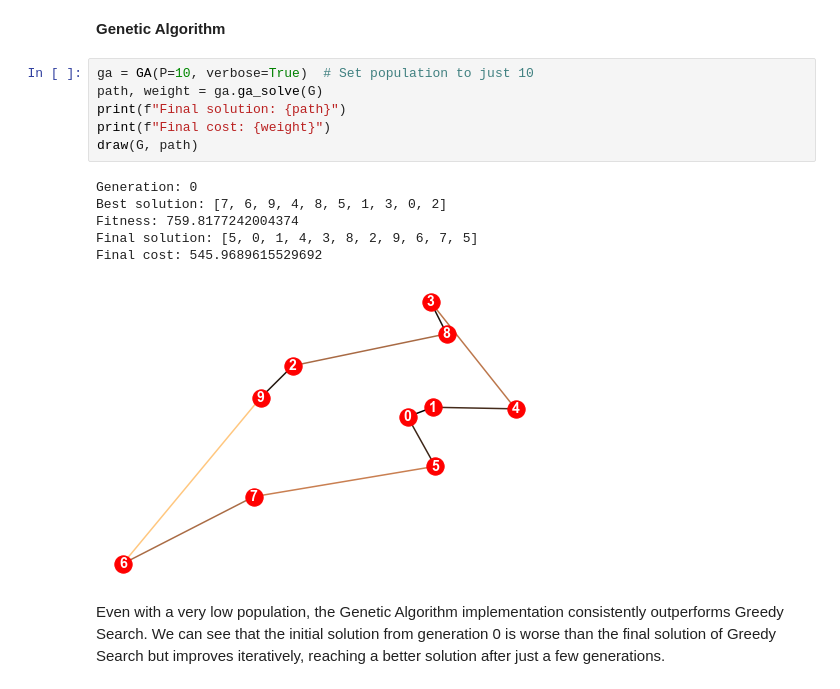
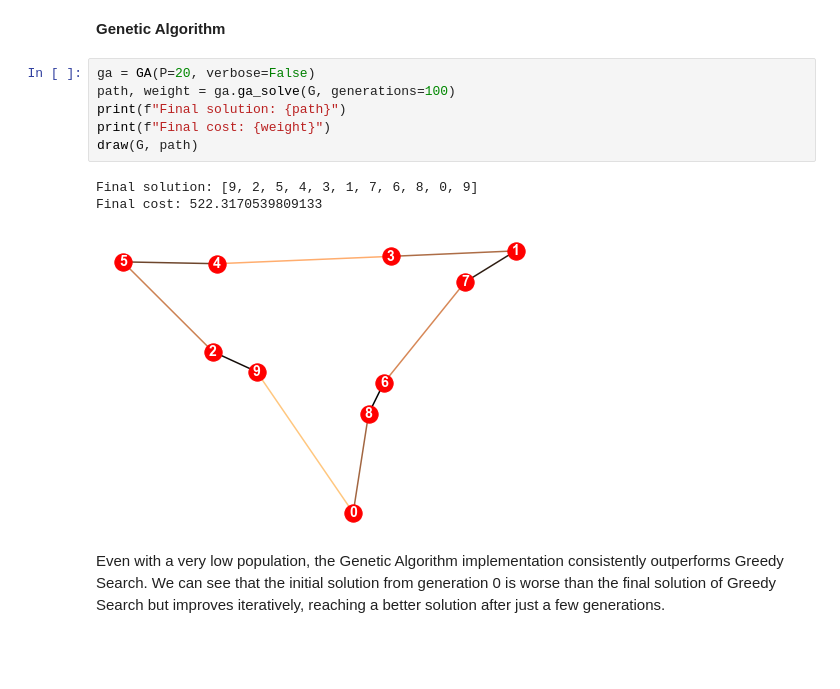
Before and after one commit to danielj0nes/metaheuristics, a Jupyter notebook: Template.ipynb, the cells around one changed output. Cells and saved outputs as stored; diff of their text form; blank space fills up the shorter version.

```diff
--- a/Template.ipynb
+++ b/Template.ipynb
@@ -813,18 +797,15 @@ Final cost: 723.7877376108224
 # %% [markdown]
 **Genetic Algorithm**
 # %%
-ga = GA(P=10, verbose=True)  # Set population to just 10
-path, weight = ga.ga_solve(G)
+ga = GA(P=20, verbose=False)
+path, weight = ga.ga_solve(G, generations=100)
 print(f"Final solution: {path}")
 print(f"Final cost: {weight}")
 draw(G, path)
 # %% [output]
-Generation: 0
-Best solution: [7, 6, 9, 4, 8, 5, 1, 3, 0, 2]
-Fitness: 759.8177242004374
-Final solution: [5, 0, 1, 4, 3, 8, 2, 9, 6, 7, 5]
-Final cost: 545.9689615529692
+Final solution: [9, 2, 5, 4, 3, 1, 7, 6, 8, 0, 9]
+Final cost: 522.3170539809133
-[figure, old version]
+[figure, new version]
 # %% [markdown]
 Even with a very low population, the Genetic Algorithm implementation consistently outperforms Greedy Search. We can see that the initial solution from generation 0 is worse than the final solution of Greedy Search but improves iteratively, reaching a better solution after just a few generations.
 # %% [markdown]
```
Also changed, not shown: parts of 14 cells of this notebook.
